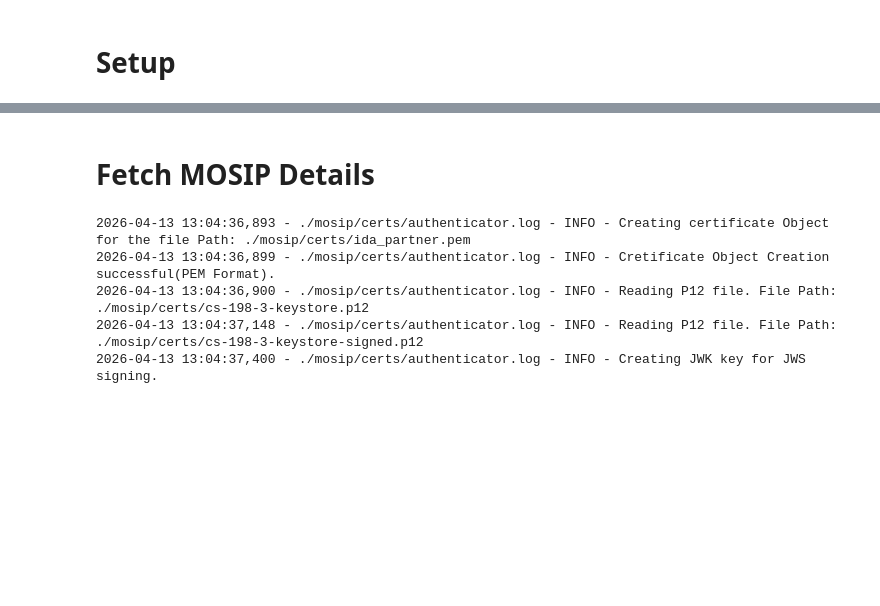
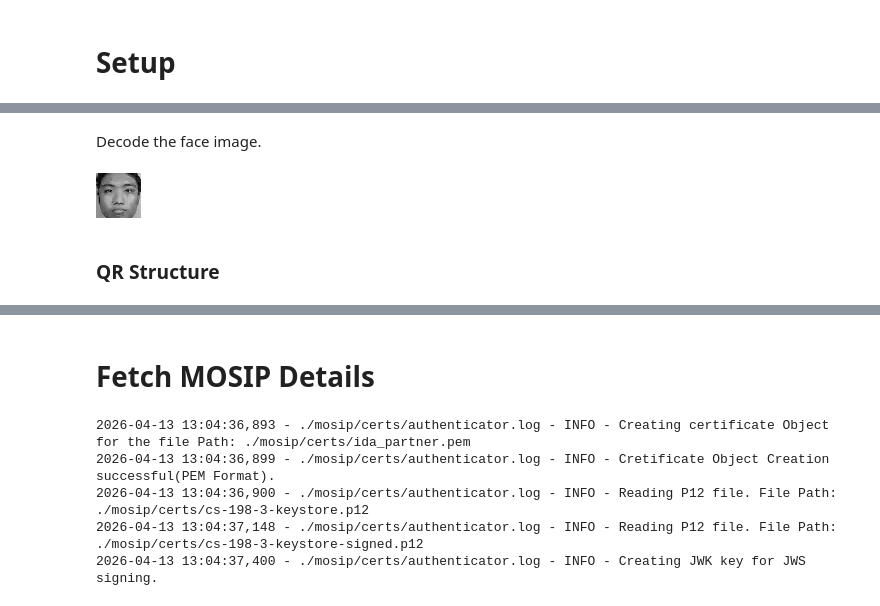
Before and after one commit to 2526-UPD-NDSL-LGU-Thesis/OpenLGU-DIS_backend, a Jupyter notebook: presentation.ipynb, the cells around one changed output, grey strips where cells are left out. Cells and saved outputs as stored; diff of their text form; code cells hidden in the pictures; blank space fills up the shorter version.

```diff
--- a/presentation.ipynb
+++ b/presentation.ipynb
@@ -17,0 +65,7 @@ from mosip import MOSIPUser
+# %%
+# Display the payload
+from pprint import pprint
+import cbor2
+
+payload = cbor2.loads(signed_msg.payload)
+pprint(payload)
@@ -17,0 +90,16 @@ from mosip import MOSIPUser
+# %% [markdown]
+Decode the face image.
+# %%
+# Display face image in QR
+from io import BytesIO
+
+face_img = payload[169].get("img")
+# face_img_bytes = face_img[73:]
+
+if face_img:
+    face_img = Image.open(BytesIO(face_img))
+    display(face_img)
+# %% [output]
+[figure, added]
+# %% [markdown]
+### QR Structure
```
Also changed, not shown: parts of 13 cells of this notebook.
